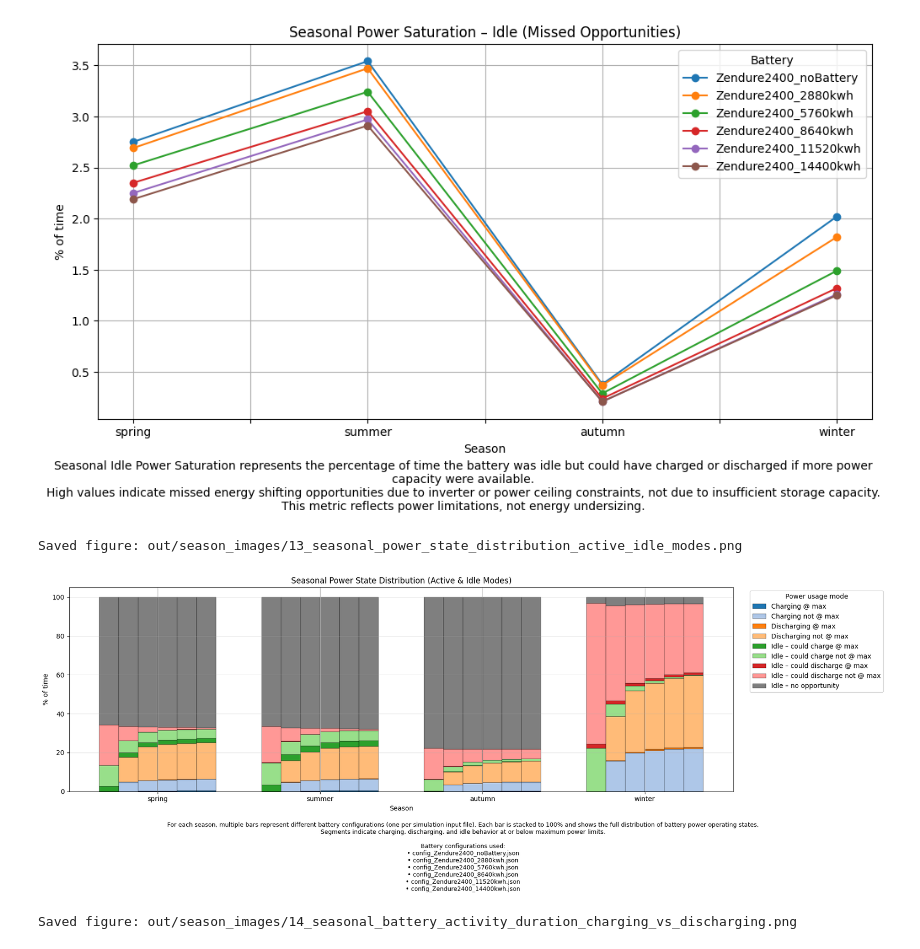
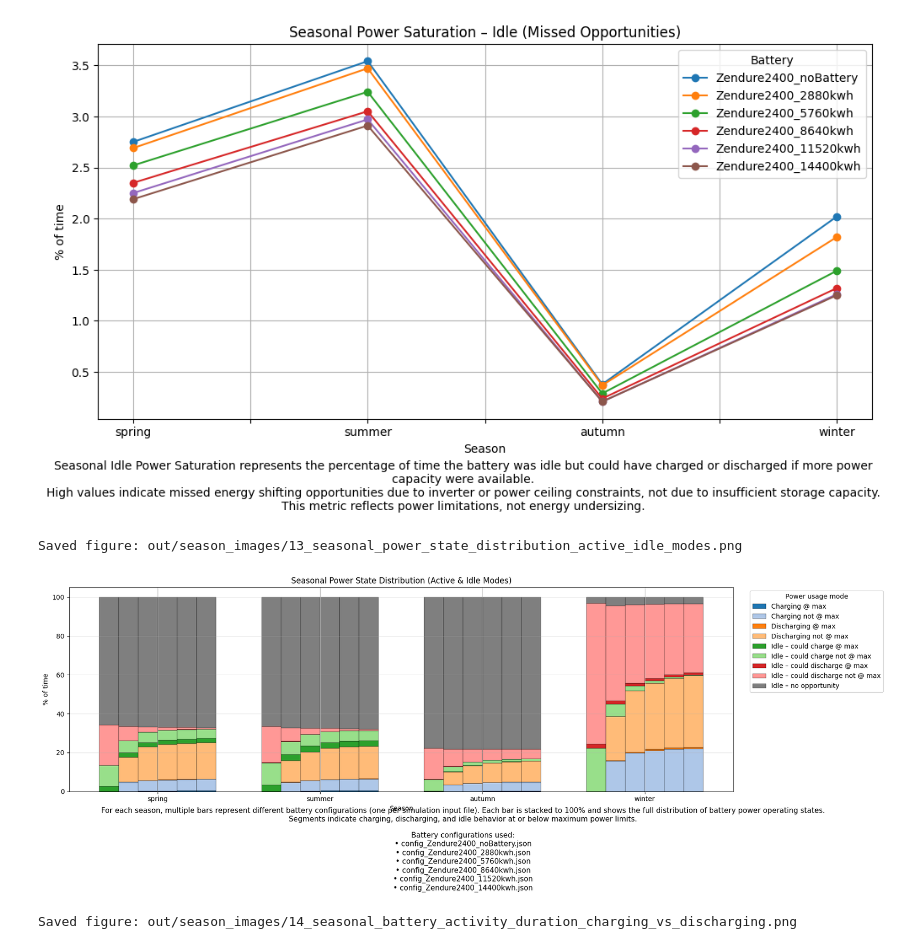
Before and after one commit to nicoMeynet/BatterySimu, a Jupyter notebook: battery_comparison_season.ipynb, the cells around one changed output. Cells and saved outputs as stored; diff of their text form; code cells hidden in the pictures.

```diff
--- a/battery_comparison_season.ipynb
+++ b/battery_comparison_season.ipynb
@@ -637,35 +637,35 @@ plt.xlabel("Season")
 plt.ylabel("% of time")
 plt.title("Seasonal Power State Distribution (Active & Idle Modes)")
 plt.legend(
     title="Power usage mode",
     bbox_to_anchor=(1.02, 1),
     loc="upper left"
 )
 
 plt.grid(axis="y", alpha=0.3)
 plt.tight_layout(rect=[0, 0.25, 1, 1])
 config_list = "\n".join(
     f"• {pathlib.Path(f).name}" for f in FILES
 )
 plt.figtext(
     0.5, 0.03,
     "For each season, multiple bars represent different battery configurations "
     "(one per simulation input file). Each bar is stacked to 100% and shows the "
     "full distribution of battery power operating states.\n"
     "Segments indicate charging, discharging, and idle behavior at or below "
     "maximum power limits.\n\n"
     f"Battery configurations used:\n{config_list}",
     ha="center",
     va="bottom",
-    fontsize=9,
+    fontsize=11,
     wrap=True
 )
 
 export_current_figure(SEASON_FIG_DIR)
 plt.show()
 # %% [output]
 Saved figure: out/season_images/13_seasonal_power_state_distribution_active_idle_modes.png
-[figure, old version]
+[figure, new version]
 # %%
 SAMPLE_DURATION_H = 1  # 1 hour per sample
 
```
Also changed, not shown: 3 other files.
